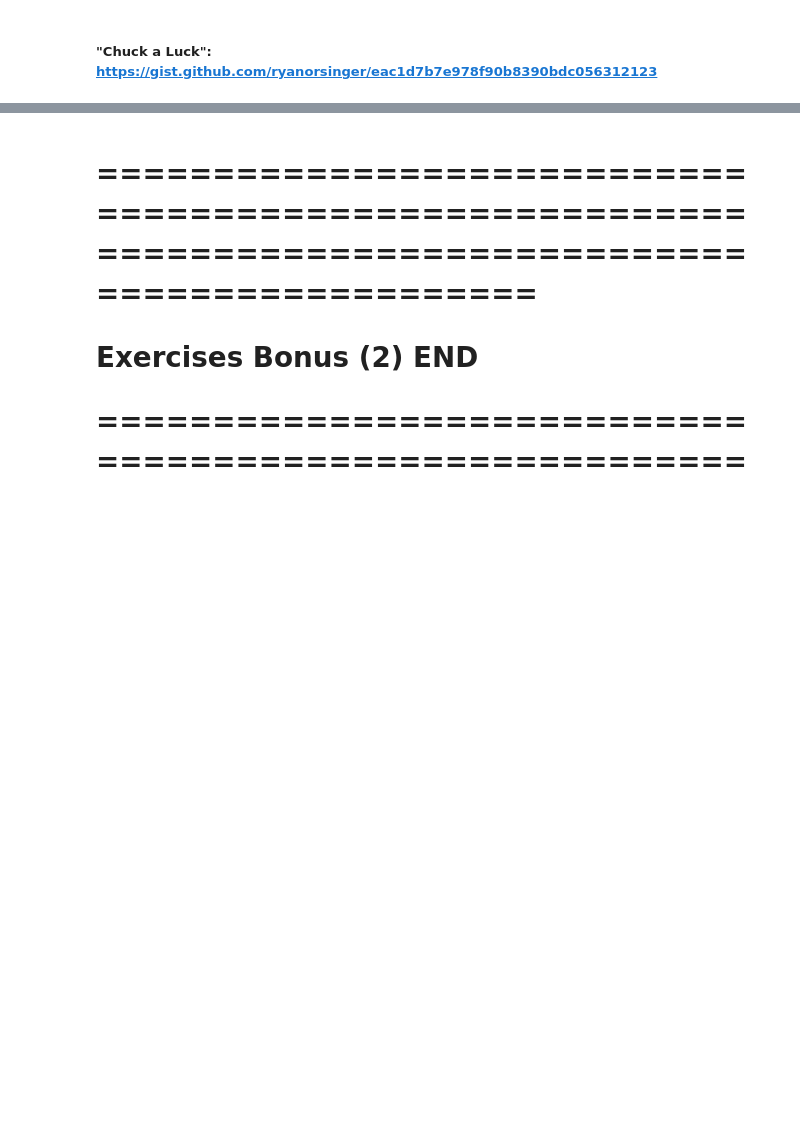
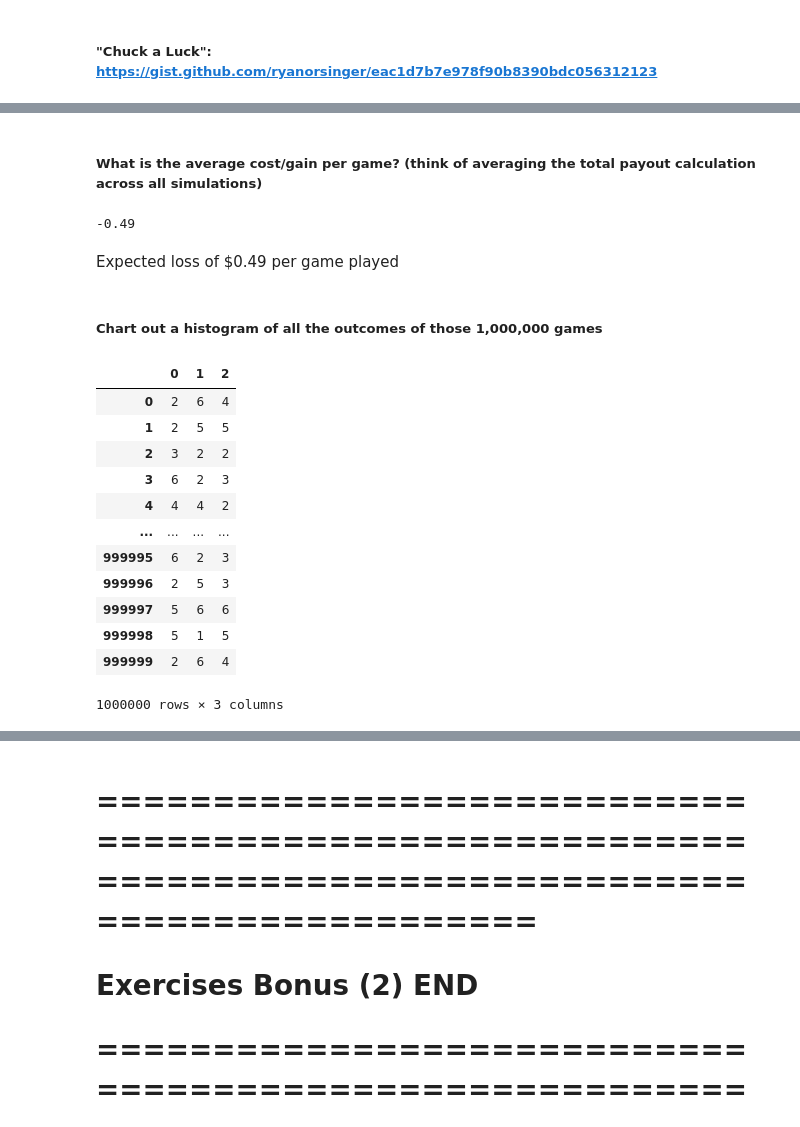
Before and after one commit to Jared-Wood135/statistics-exercises, a Jupyter notebook: simulation.ipynb, the cells around one changed output, grey strips where cells are left out. Drawn from its saved outputs; the diff is of its cells as text; code cells hidden in the pictures; blank space fills up the shorter version.

```diff
--- a/simulation.ipynb
+++ b/simulation.ipynb
@@ -360,0 +395,28 @@ The 4d6 mage
+# %% [markdown]
+##### What is the average cost/gain per game? (think of averaging the total payout calculation across all simulations)
+# %%
+-0.59 + 0 + 0.08 + 0.02
+# %% [output]
+-0.49
+# %% [markdown]
+Expected loss of $0.49 per game played
+# %% [markdown]
+##### Chart out a histogram of all the outcomes of those 1,000,000 games
+# %%
+df = pd.DataFrame(np.random.randint(1, 7, size=[1000000, 3]))
+# %%
+df
+# %% [output]
+|  | 0 | 1 | 2 |
+| 0 | 2 | 6 | 4 |
+| 1 | 2 | 5 | 5 |
+| 2 | 3 | 2 | 2 |
+| 3 | 6 | 2 | 3 |
+| 4 | 4 | 4 | 2 |
+| ... | ... | ... | ... |
+| 999995 | 6 | 2 | 3 |
+| 999996 | 2 | 5 | 3 |
+| 999997 | 5 | 6 | 6 |
+| 999998 | 5 | 1 | 5 |
+| 999999 | 2 | 6 | 4 |
+1000000 rows × 3 columns
```
Also changed, not shown: parts of 21 cells of this notebook.
